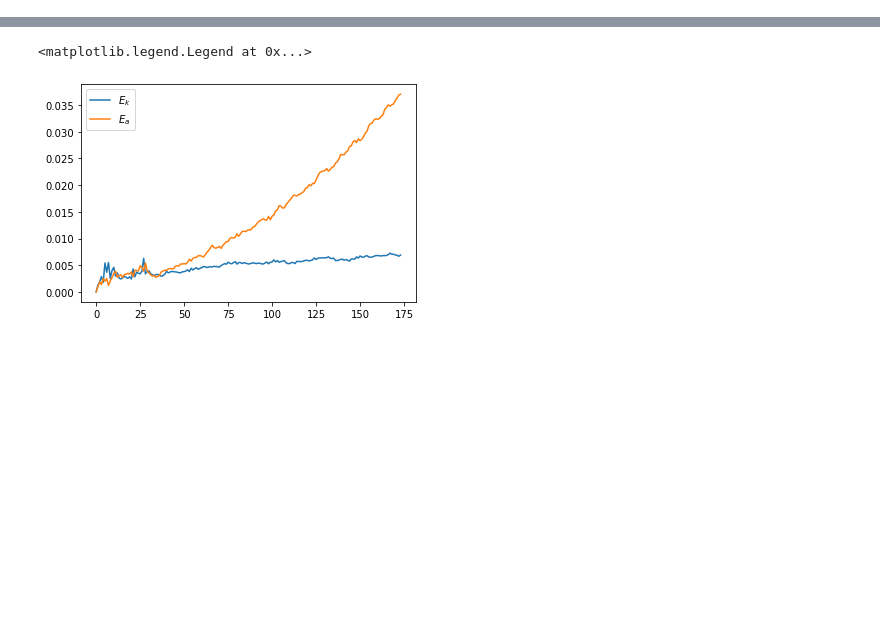
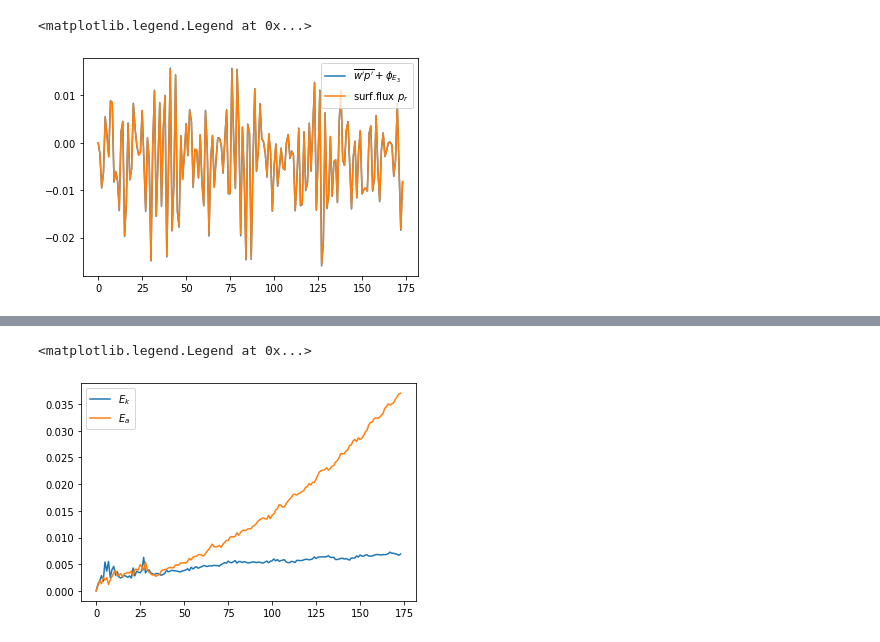
Before and after one commit to cpierard/Nyles, a Jupyter notebook: notebooks/Untitled.ipynb, the cells around one changed output, grey strips where cells are left out. Cells and saved outputs as stored; diff of their text form; code cells hidden in the pictures; blank space fills up the shorter version.

```diff
--- a/notebooks/Untitled.ipynb
+++ b/notebooks/Untitled.ipynb
@@ -9,0 +24,7 @@ exp = diag.plume('../../data/Nyles/plume_2days_pressure_4/', 'plume_2days_pressu
+# %%
+plt.plot(wp + ϕ_e3, label="$\overline{w'p'} + \phi_{E_3}$")
+plt.plot(total_pr_flux, label="surf.flux $p_r$")
+plt.legend()
+# %% [output]
+<matplotlib.legend.Legend at 0x...>
+[figure, added]
```
Also changed, not shown: parts of 17 cells of this notebook, 1 other file.
